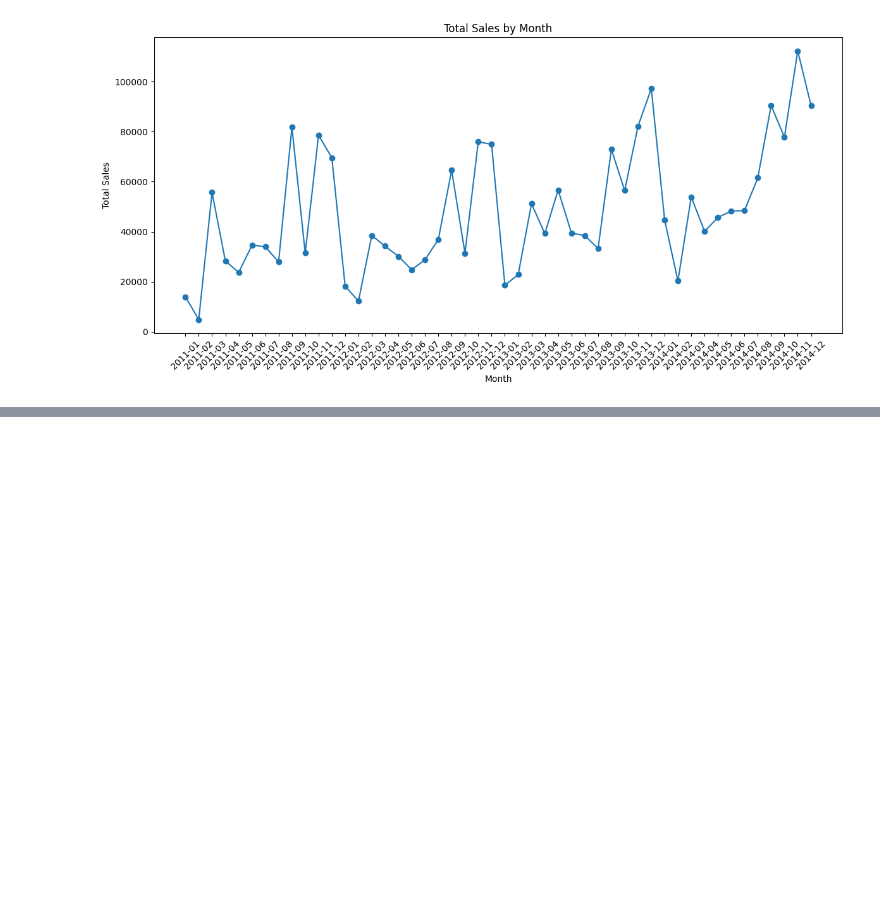
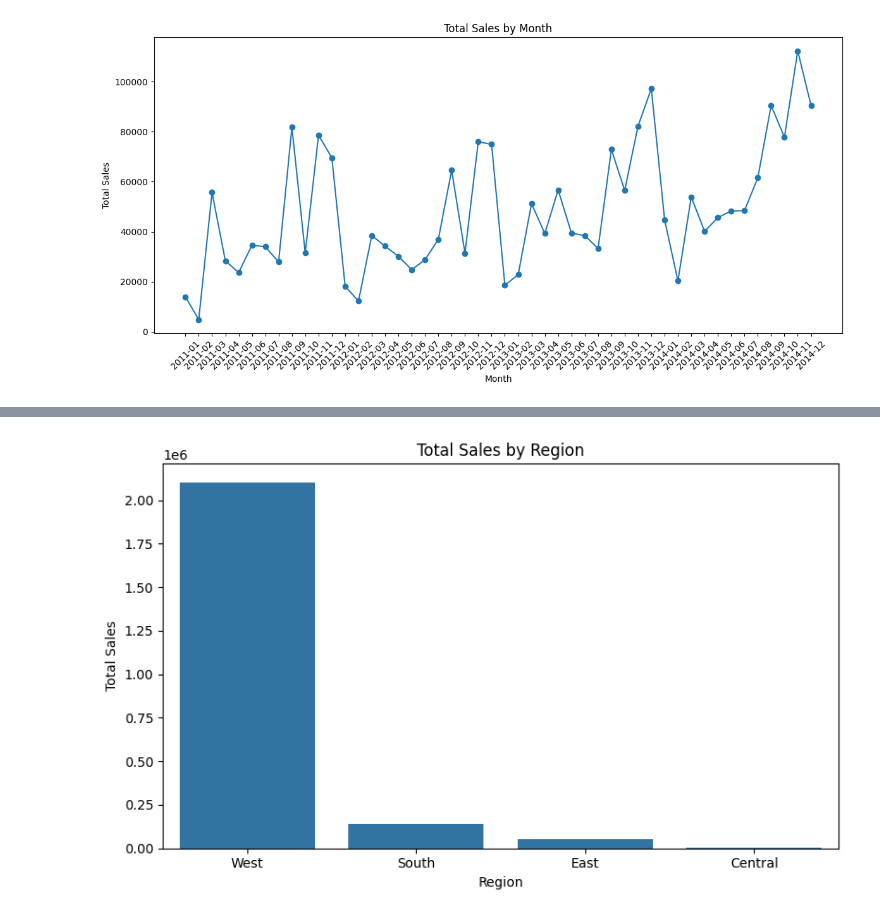
Before and after one commit to JaysonC41/DataAnalysisModule3, a Jupyter notebook: Week4/notebooks/superstore_sales_workflow.ipynb, the cells around one changed output, grey strips where cells are left out. Saved outputs shown, nothing was run; the diff lists cells and outputs as text; code cells hidden in the pictures; blank space fills up the shorter version.

```diff
--- a/Week4/notebooks/superstore_sales_workflow.ipynb
+++ b/Week4/notebooks/superstore_sales_workflow.ipynb
@@ -409,3 +409,28 @@ result10
 | 0 | Technology | 153415.70 | 893633.28 | 17.17 |
 | 1 | Office Supplies | 126113.35 | 736748.59 | 17.12 |
 | 2 | Furniture | 20098.89 | 764284.65 | 2.63 |
+# %%
+regional_sales_query = """
+WITH customer_regions AS (
+    SELECT
+        customer_id,
+        MAX(region) AS region
+    FROM customers
+    GROUP BY customer_id
+)
+
+SELECT
+    cr.region AS region,
+    ROUND(SUM(od.Sales), 2) AS total_sales
+FROM customer_regions AS cr
+JOIN orders AS o
+    ON cr.customer_id = o.customer_id
+JOIN order_details AS od
+    ON o.order_id = od.order_id
+GROUP BY cr.region
+ORDER BY total_sales DESC;
+"""
+
+regional_sales_df = pd.read_sql_query(regional_sales_query, conn)
+
+regional_sales_df
@@ -562,0 +695,16 @@ plt.show()
+# %%
+plt.figure(figsize=(8, 5))
+
+sns.barplot(
+    data=regional_sales_df,
+    x="region",
+    y="total_sales"
+)
+
+plt.title("Total Sales by Region")
+plt.xlabel("Region")
+plt.ylabel("Total Sales")
+plt.tight_layout()
+plt.show()
+# %% [output]
+[figure, added]
```
Also changed, not shown: parts of 8 cells of this notebook.
